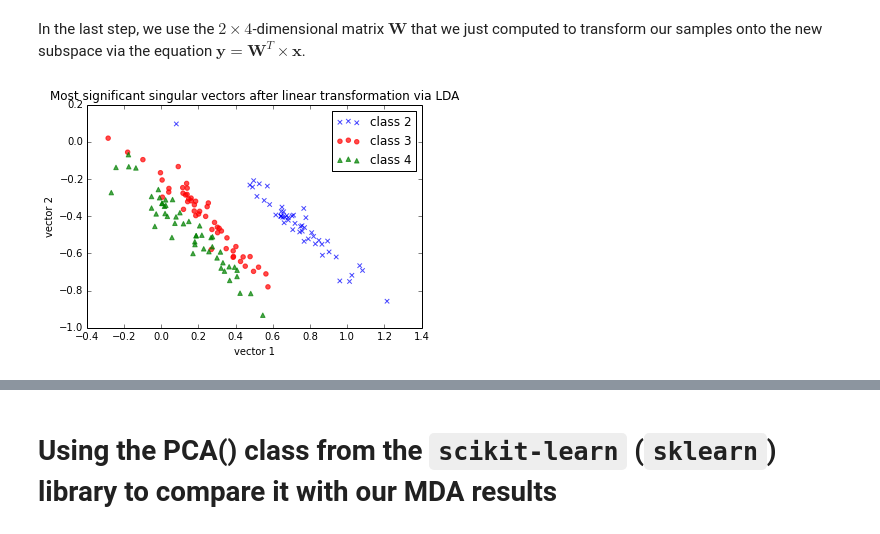
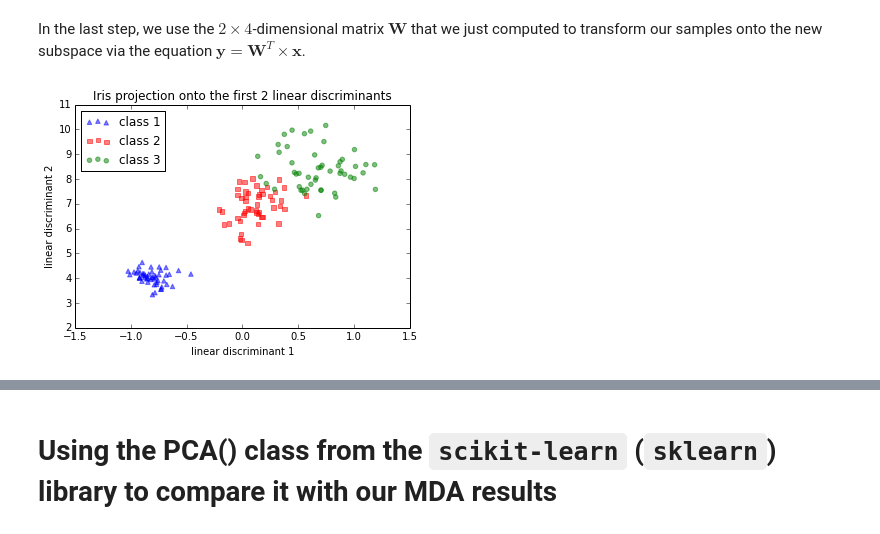
Before and after one commit to rasbt/pattern_classification, a Jupyter notebook: dimensionality_reduction/projection/linear_discriminant_analysis.ipynb, the cells around one changed output, grey strips where cells are left out. Drawn from its saved outputs; the diff is of its cells as text; code cells hidden in the pictures.

```diff
--- a/dimensionality_reduction/projection/linear_discriminant_analysis.ipynb
+++ b/dimensionality_reduction/projection/linear_discriminant_analysis.ipynb
@@ -361,12 +361,11 @@ where
 # %%
 overall_mean = np.mean(mean_vectors, axis=0)
 
-scatter_b = np.zeros((4,4))
-for cl in range(1,4):
-    scatter_m = (mean_vectors[cl-1] - overall_mean).reshape(4,1).dot(
-                        (mean_vectors[cl-1] - overall_mean).reshape(4,1).T)
-    scatter_b += scatter_m
+S_B = np.zeros((4,4))
+for mean_vec in mean_vectors:
+    mean_vec = mean_vec.reshape(4,1) # make row vector
+    S_B += (mean_vec - overall_mean).dot((mean_vec - overall_mean).T)
 
-print('between-class Scatter Matrix:\n' ,scatter_b)
+print('between-class Scatter Matrix:\n', S_B)
 # %% [output]
 between-class Scatter Matrix:
@@ -384,8 +385,8 @@ Next, we will solve the generalized eigenvalue problem for the matrix $S_{W}^{-1
 # %%
-eig_vals, eig_vecs = np.linalg.eig(np.linalg.inv(scatter_w).dot(scatter_b))
+eig_vals, eig_vecs = np.linalg.eig(np.linalg.inv(S_W).dot(S_B))
 
 for i in range(len(eig_vals)):
-    eigvec_sc = eig_vecs[:,i].reshape(1,4).T
+    eigvec_sc = eig_vecs[:,i].reshape(4,1)
     print('\nEigenvector {}: \n{}'.format(i+1, eigvec_sc))
     print('Eigenvalue {}: {}'.format(i+1, eig_vals[i]))
 # %% [output]
@@ -409,9 +409,0 @@ Eigenvalue 4: (1.5586920720053007e-15-9.606088487852726e-16j)
-# %%
-#alt
-
-eig_vals_std, eig_vecs_std = np.linalg.eig(np.linalg.inv(scatter_w_std).dot(scatter_b_std))
-
-for i in range(len(eig_vals_std)):
-    eigvec_sc_std = eig_vecs_std[:,i].reshape(1,4).T
-    print('\nEigenvector {}: \n{}'.format(i+1, eigvec_sc_std))
-    print('Eigenvalue {}: {}'.format(i+1, eig_vals_std[i]))
@@ -447,8 +421,9 @@ $\pmb A = S_{W}^{-1}S_B\\
 \lambda = \; Eigenvalue$
 # %%
 for i in range(len(eig_vals)):
-    eigv = eig_vecs[:,i].reshape(1,4).T
-    np.testing.assert_array_almost_equal(np.linalg.inv(scatter_w).dot(scatter_b).dot(eigv), eig_vals[i] * eigv,
+    eigv = eig_vecs[:,i].reshape(4,1)
+    np.testing.assert_array_almost_equal(np.linalg.inv(S_W).dot(S_B).dot(eigv),
+                                         eig_vals[i] * eigv,
                                          decimal=6, err_msg='', verbose=True)
 print('ok')
 # %% [output]
@@ -502,24 +480,24 @@ assert X_lda.shape == (150,2), "The matrix is not 2x150 dimensional."
 # %%
 from matplotlib import pyplot as plt
 
 for label,marker,color in zip(
-        range(1,4),('x', 'o', '^'),('blue', 'red', 'green')):
+        range(1,4),('^', 's', 'o'),('blue', 'red', 'green')):
 
 
     plt.scatter(x=X_lda[:,0][y == label],
             y=X_lda[:,1][y == label],
             marker=marker,
             color=color,
-            alpha=0.7,
-            label='class {}'.format(label+1)
+            alpha=0.5,
+            label='class {}'.format(label)
             )
 
-plt.xlabel('vector 1')
-plt.ylabel('vector 2')
+plt.xlabel('linear discriminant 1')
+plt.ylabel('linear discriminant 2')
 
-plt.legend()
-plt.title('Most significant singular vectors after linear transformation via LDA')
+plt.legend(loc='upper left')
+plt.title('Iris projection onto the first 2 linear discriminants')
 
 plt.show()
 # %% [output]
-[figure, old version]
+[figure, new version]
```
Also changed, not shown: parts of 12 cells of this notebook.
